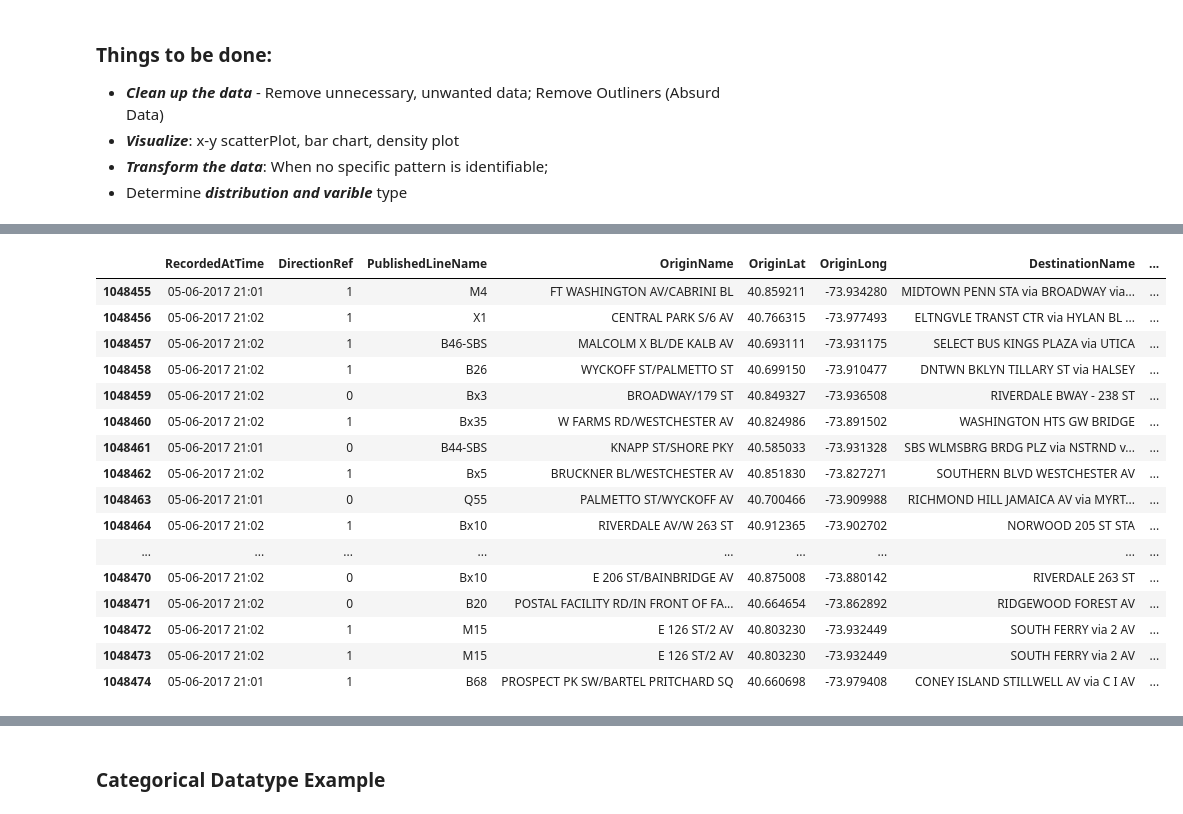
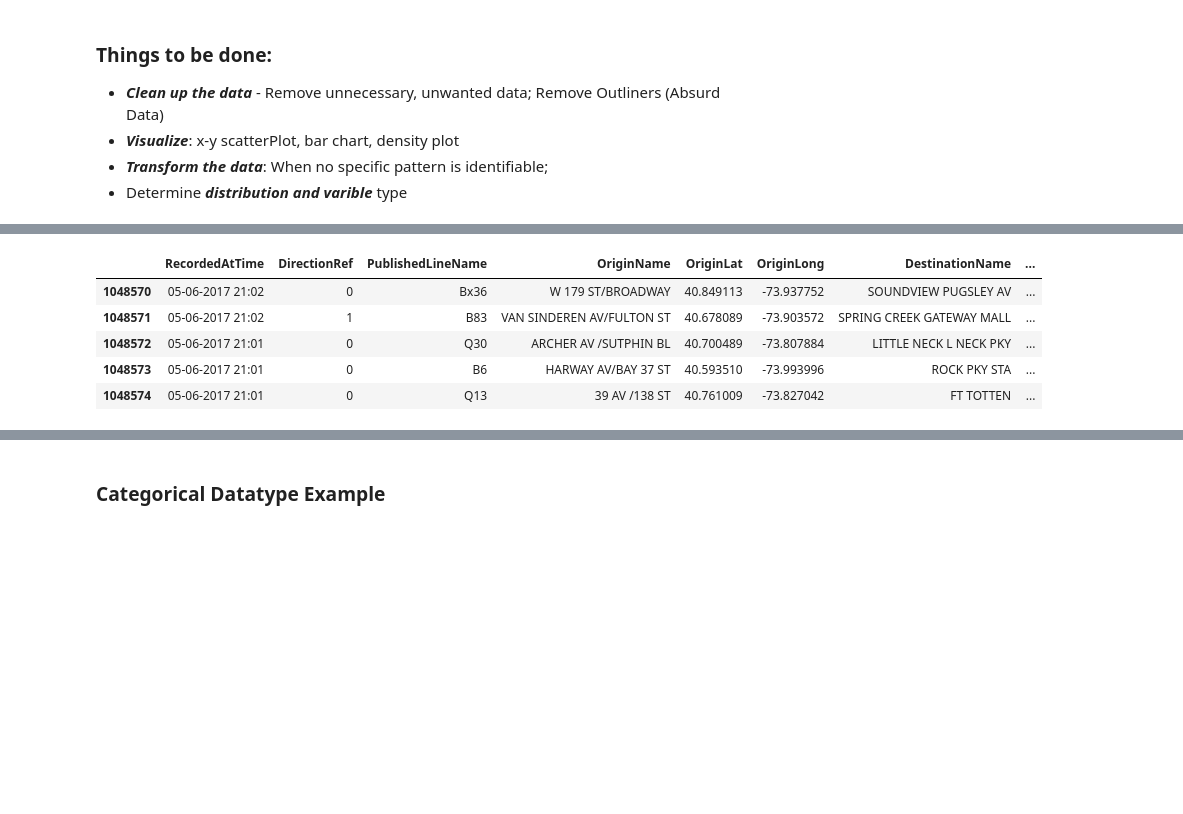
Before and after one commit to CodesOfAnurag/DataScienceAssignment, a Jupyter notebook: NYC.ipynb, the cells around one changed output, grey strips where cells are left out. Drawn from its saved outputs; the diff is of its cells as text; code cells hidden in the pictures; blank space fills up the shorter version.

```diff
--- a/NYC.ipynb
+++ b/NYC.ipynb
@@ -39,25 +27,14 @@ df.drop(
     inplace=True
 )
 # %%
-df.tail(120).head(20)
+df.tail(5)
 # %% [output]
 |  | RecordedAtTime | DirectionRef | PublishedLineName | OriginName | OriginLat | OriginLong | DestinationName | ... |
-| 1048455 | 05-06-2017 21:01 | 1 | M4 | FT WASHINGTON AV/CABRINI BL | 40.859211 | -73.934280 | MIDTOWN PENN STA via BROADWAY via... | ... |
-| 1048456 | 05-06-2017 21:02 | 1 | X1 | CENTRAL PARK S/6 AV | 40.766315 | -73.977493 | ELTNGVLE TRANST CTR via HYLAN BL ... | ... |
-| 1048457 | 05-06-2017 21:02 | 1 | B46-SBS | MALCOLM X BL/DE KALB AV | 40.693111 | -73.931175 | SELECT BUS KINGS PLAZA via UTICA | ... |
-| 1048458 | 05-06-2017 21:02 | 1 | B26 | WYCKOFF ST/PALMETTO ST | 40.699150 | -73.910477 | DNTWN BKLYN TILLARY ST via HALSEY | ... |
-| 1048459 | 05-06-2017 21:02 | 0 | Bx3 | BROADWAY/179 ST | 40.849327 | -73.936508 | RIVERDALE BWAY - 238 ST | ... |
-| 1048460 | 05-06-2017 21:02 | 1 | Bx35 | W FARMS RD/WESTCHESTER AV | 40.824986 | -73.891502 | WASHINGTON HTS GW BRIDGE | ... |
-| 1048461 | 05-06-2017 21:01 | 0 | B44-SBS | KNAPP ST/SHORE PKY | 40.585033 | -73.931328 | SBS WLMSBRG BRDG PLZ via NSTRND v... | ... |
-| 1048462 | 05-06-2017 21:02 | 1 | Bx5 | BRUCKNER BL/WESTCHESTER AV | 40.851830 | -73.827271 | SOUTHERN BLVD WESTCHESTER AV | ... |
-| 1048463 | 05-06-2017 21:01 | 0 | Q55 | PALMETTO ST/WYCKOFF AV | 40.700466 | -73.909988 | RICHMOND HILL JAMAICA AV via MYRT... | ... |
-| 1048464 | 05-06-2017 21:02 | 1 | Bx10 | RIVERDALE AV/W 263 ST | 40.912365 | -73.902702 | NORWOOD 205 ST STA | ... |
-| ... | ... | ... | ... | ... | ... | ... | ... | ... |
-| 1048470 | 05-06-2017 21:02 | 0 | Bx10 | E 206 ST/BAINBRIDGE AV | 40.875008 | -73.880142 | RIVERDALE 263 ST | ... |
-| 1048471 | 05-06-2017 21:02 | 0 | B20 | POSTAL FACILITY RD/IN FRONT OF FA... | 40.664654 | -73.862892 | RIDGEWOOD FOREST AV | ... |
-| 1048472 | 05-06-2017 21:02 | 1 | M15 | E 126 ST/2 AV | 40.803230 | -73.932449 | SOUTH FERRY via 2 AV | ... |
-| 1048473 | 05-06-2017 21:02 | 1 | M15 | E 126 ST/2 AV | 40.803230 | -73.932449 | SOUTH FERRY via 2 AV | ... |
-| 1048474 | 05-06-2017 21:01 | 1 | B68 | PROSPECT PK SW/BARTEL PRITCHARD SQ | 40.660698 | -73.979408 | CONEY ISLAND STILLWELL AV via C I AV | ... |
+| 1048570 | 05-06-2017 21:02 | 0 | Bx36 | W 179 ST/BROADWAY | 40.849113 | -73.937752 | SOUNDVIEW PUGSLEY AV | ... |
+| 1048571 | 05-06-2017 21:02 | 1 | B83 | VAN SINDEREN AV/FULTON ST | 40.678089 | -73.903572 | SPRING CREEK GATEWAY MALL | ... |
+| 1048572 | 05-06-2017 21:01 | 0 | Q30 | ARCHER AV /SUTPHIN BL | 40.700489 | -73.807884 | LITTLE NECK L NECK PKY | ... |
+| 1048573 | 05-06-2017 21:01 | 0 | B6 | HARWAY AV/BAY 37 ST | 40.593510 | -73.993996 | ROCK PKY STA | ... |
+| 1048574 | 05-06-2017 21:01 | 0 | Q13 | 39 AV /138 ST | 40.761009 | -73.827042 | FT TOTTEN | ... |
 # %%
 df.info()
 # %% [output]
```
Also changed, not shown: parts of 6 cells of this notebook.
